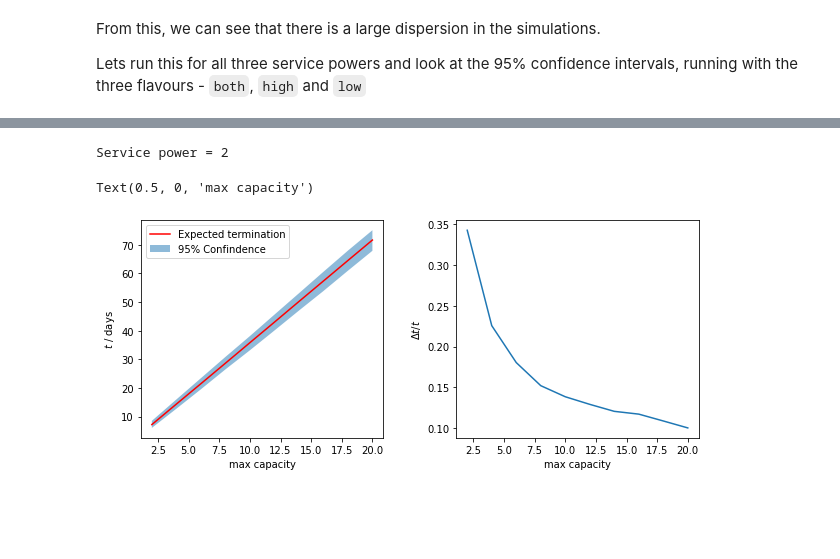
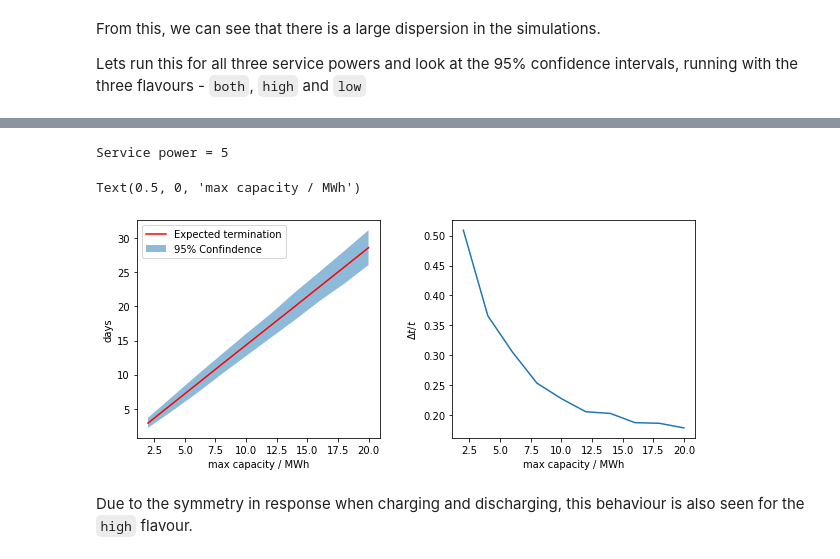
Before and after one commit to LeeWhittaker369/dynamic_containment, a Jupyter notebook: jupyter/main_anaylsis.ipynb, the cells around one changed output, grey strips where cells are left out. Saved outputs shown, nothing was run; the diff lists cells and outputs as text; code cells hidden in the pictures; blank space fills up the shorter version.

```diff
--- a/jupyter/main_anaylsis.ipynb
+++ b/jupyter/main_anaylsis.ipynb
@@ -185,8 +190,9 @@ We will now find the intial charge that provides the longest expected time befor
 # %%
-service_power = 10
-num_charge_steps = 21
-min_charge_lim = 2 # This is the lower bound of the optimisation
-max_charge_lim = 4 # This is the upper bound of the optimisation
+service_power = 5
+num_energy_steps = 21
+min_energy_lim = 2 # This is the lower bound of the optimisation
+max_energy_lim = 4 # This is the upper bound of the optimisation
+poly_deg = 6 # Six was selected for the degree of polynomial to provide a good fit for all three service powers
 # %%
 E_best, d_mean, E_arr = utils.find_E0_for_max_time(
     reals,
@@ -334,8 +348,8 @@ Text(0.5, 0, 'max capacity')
 # %%
 max_cap_arr = np.linspace(2, 20, num=10)
 
-service_power = 2
-num_charge_steps = 5
+service_power = 5
+num_energy_steps = 9
 
 fit_conf = 0.95
 
@@ -344,34 +358,36 @@ results = utils.loop_max_cap(
     max_cap_arr,
     service_power,
     time_step,
-    num_charge_steps,
+    num_energy_steps,
     service="low",
-    poly_deg=8
+    poly_deg=poly_deg
 )
 # %%
 print(f"Service power = {service_power}")
 
 fig = plt.figure(figsize=(10,4))
 fig.subplots_adjust(hspace=0.4, wspace=0.3)
 ax = fig.add_subplot(1, 2, 1)
 
 plt.plot(max_cap_arr, results["exp_dates"], color='red', label="Expected termination")
 plt.fill_between(
     max_cap_arr,
     results["upper_limits"],
     results["lower_limits"],
     alpha=0.5,
     label=f"{int(np.round(100*fit_conf))}% Confindence"
 )
-plt.ylabel("$t$ / days")
-plt.xlabel("max capacity")
+plt.ylabel("days")
+plt.xlabel("max capacity / MWh")
 plt.legend(loc='upper left')
 
 plt.subplot(1, 2, 2)
 plt.plot(max_cap_arr, (results["upper_limits"]-results["lower_limits"])/results["exp_dates"])
 plt.ylabel("$\Delta t/t$")
-plt.xlabel("max capacity")
+plt.xlabel("max capacity / MWh")
 # %% [output]
-Service power = 2
+Service power = 5
-Text(0.5, 0, 'max capacity')
+Text(0.5, 0, 'max capacity / MWh')
-[figure, old version]
+[figure, new version]
+# %% [markdown]
+Due to the symmetry in response when charging and discharging, this behaviour is also seen for the `high` flavour.
```
Also changed, not shown: parts of 33 cells of this notebook, 2 other files.
